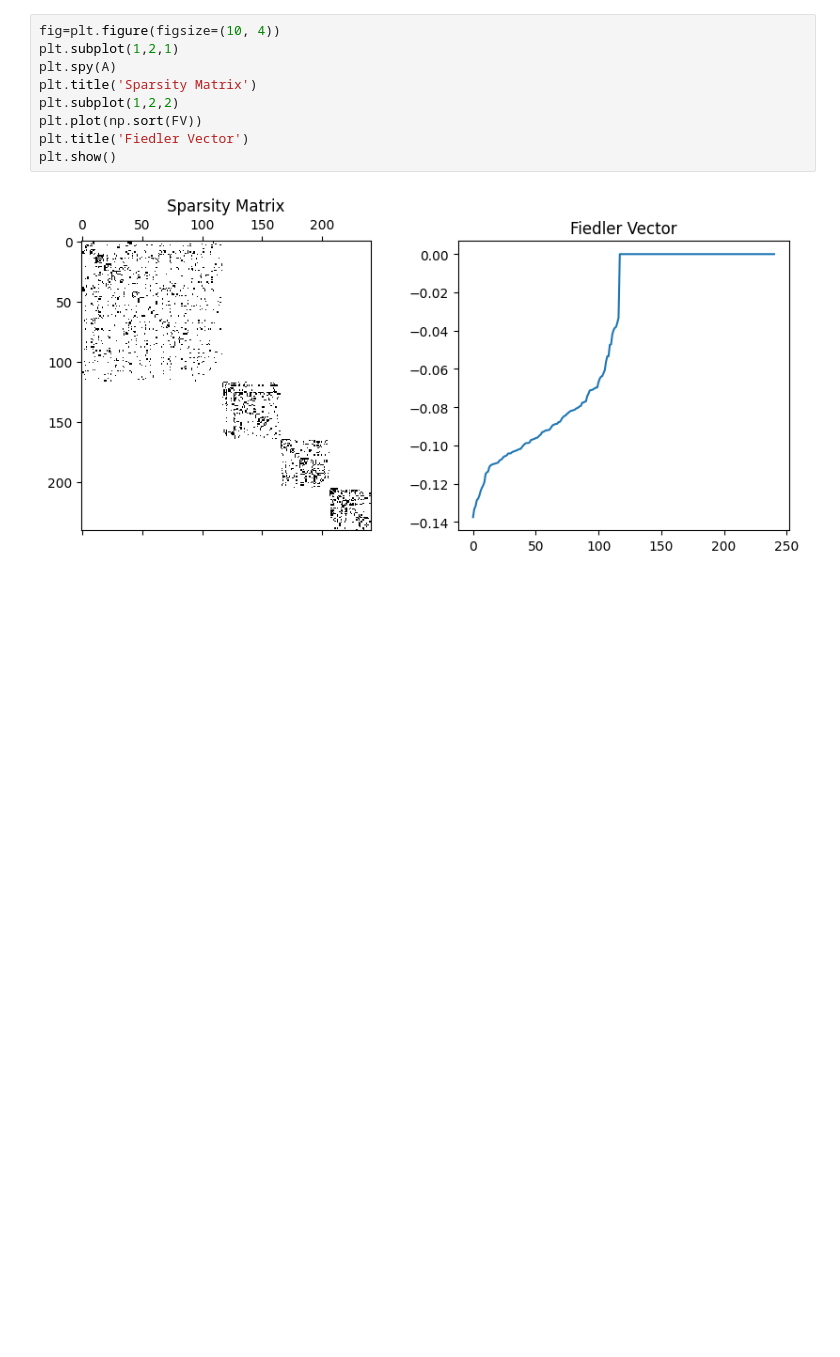
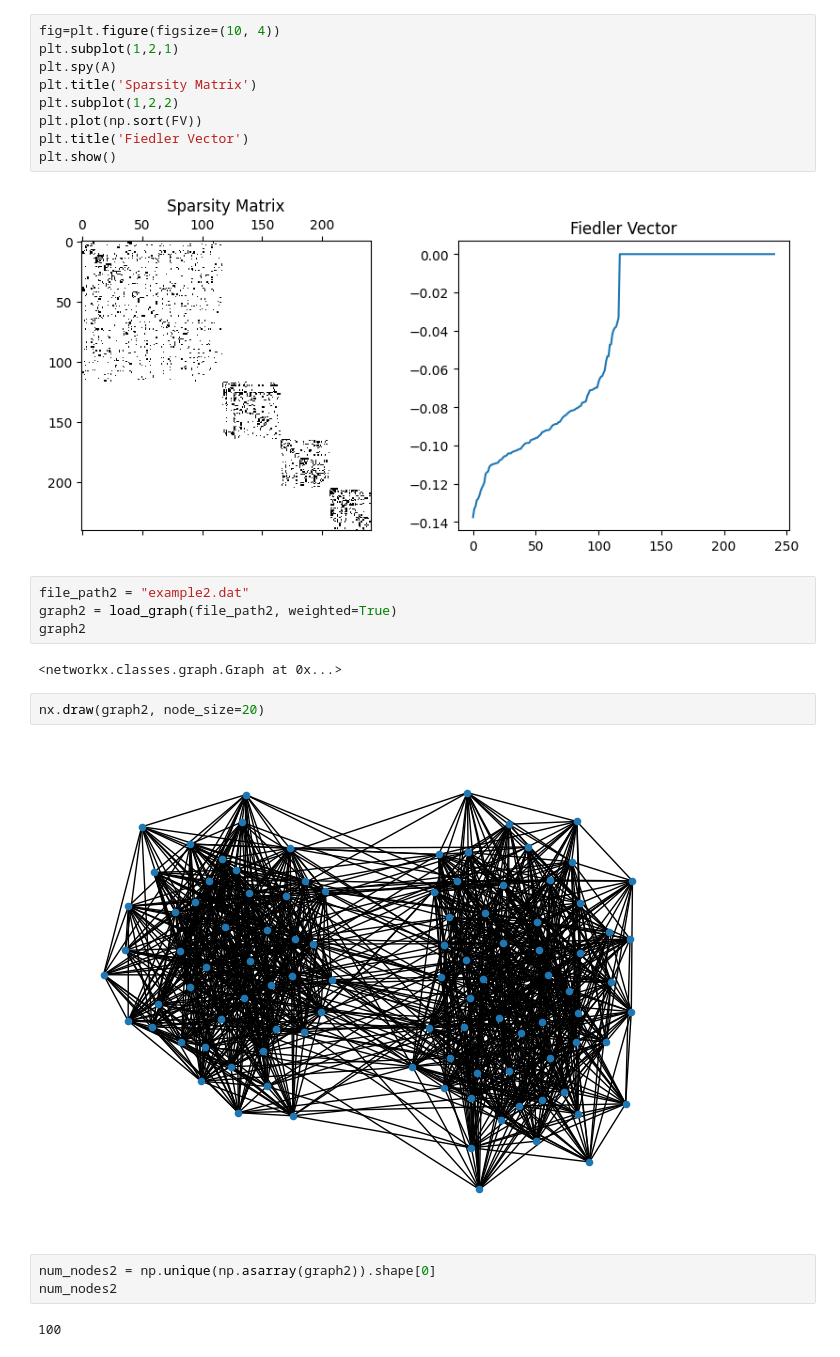
Before and after one commit to haya-hyh/datamining, a Jupyter notebook: HW4/main.ipynb, the cells around one changed output. Saved outputs shown, nothing was run; the diff lists cells and outputs as text; blank space fills up the shorter version.

Commit message:
added in second part of main.ipyb for example2

```diff
--- a/HW4/main.ipynb
+++ b/HW4/main.ipynb
@@ -216,3 +219,18 @@ plt.title('Fiedler Vector')
 plt.show()
 # %% [output]
 [figure]
+# %%
+file_path2 = "example2.dat"
+graph2 = load_graph(file_path2, weighted=True)
+graph2
+# %% [output]
+<networkx.classes.graph.Graph at 0x...>
+# %%
+nx.draw(graph2, node_size=20)
+# %% [output]
+[figure, added]
+# %%
+num_nodes2 = np.unique(np.asarray(graph2)).shape[0]
+num_nodes2
+# %% [output]
+100
```
Also changed, not shown: parts of 22 cells of this notebook.
